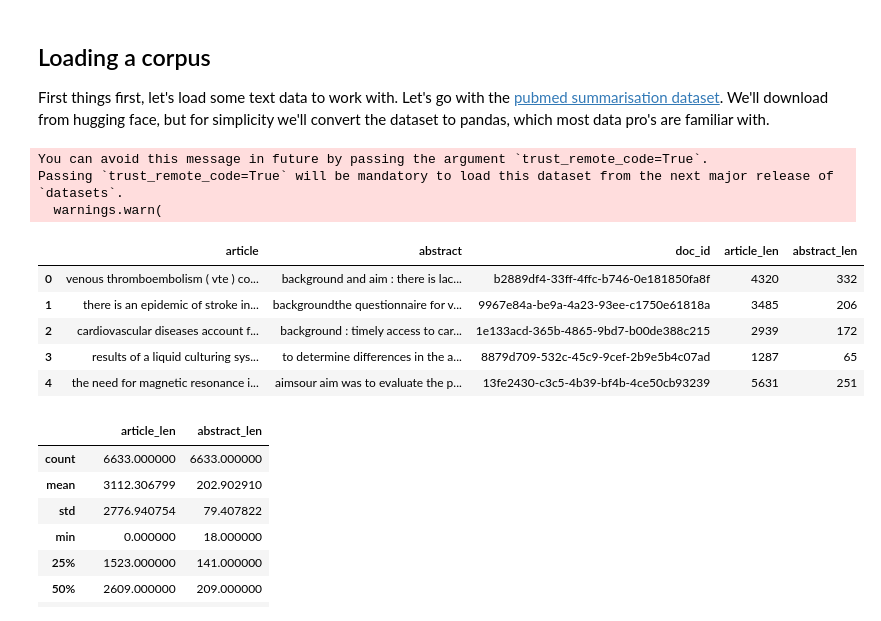
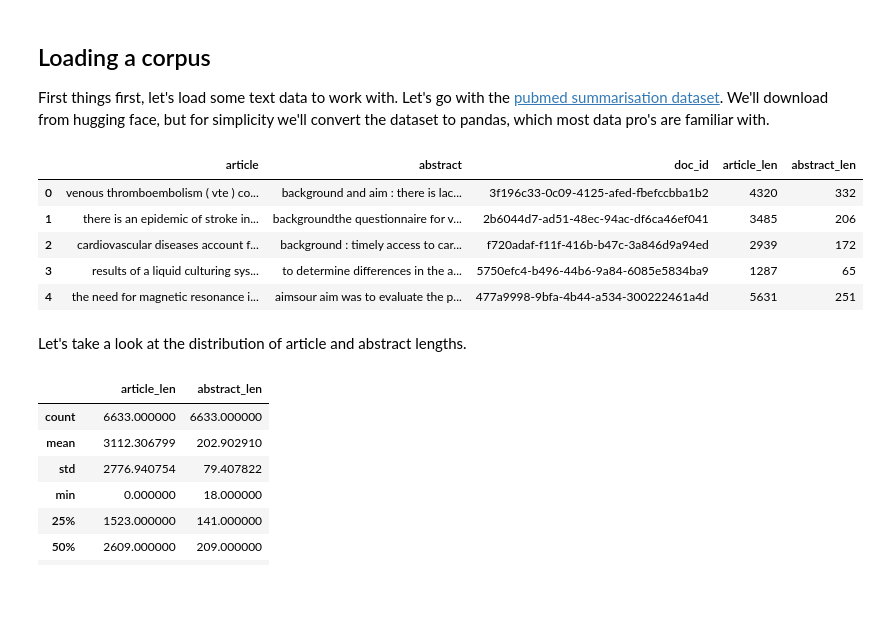
Before and after one commit to Dimantarian/chunky_monkey, a Jupyter notebook: topic_density_chunking/Chunking EDA.ipynb, the cells around one changed output. Drawn from its saved outputs; the diff is of its cells as text; code cells hidden in the pictures; blank space fills up the shorter version.

```diff
--- a/topic_density_chunking/Chunking EDA.ipynb
+++ b/topic_density_chunking/Chunking EDA.ipynb
@@ -19,33 +19,40 @@ Let's load some data and get started!
 # %% [markdown]
 ## Loading a corpus
 First things first, let's load some text data to work with. Let's go with the [pubmed summarisation dataset](https://huggingface.co/datasets/ccdv/pubmed-summarization). We'll download from hugging face, but for simplicity we'll convert the dataset to pandas, which most data pro's are familiar with.
-# %%
-from datasets import load_dataset
-
-publication = 'pubmed' #or arxiv
-
-dataset = load_dataset(f'ccdv/{publication}-summarization',split='validation')
-# %% [output]
-You can avoid this message in future by passing the argument `trust_remote_code=True`.
-Passing `trust_remote_code=True` will be mandatory to load this dataset from the next major release of `datasets`.
-  warnings.warn(
 # %%
+from datasets import load_dataset
 from uuid import uuid4
+from pprint import pprint
+import os
+import seaborn as sns
+import matplotlib.pyplot as plt
+import pandas as pd
+import tiktoken as tk
+import random
+import json
+from multiprocessing import Pool
 
+# Set to pubmed or arxiv
+publication = 'pubmed'
 
+dataset = load_dataset(f'ccdv/{publication}-summarization',split='validation',trust_remote_code=True)
+
+# Convert to a pandas dataframe and do some housekeeping
 ds = dataset.to_pandas()
 ds['doc_id'] = [str(uuid4()) for _ in range(len(ds))]
 ds['article_len'] = ds['article'].apply(lambda x: len(x.split()))
 ds['abstract_len'] = ds['abstract'].apply(lambda x: len(x.split()))
 
 ds.head()
 # %% [output]
 |  | article | abstract | doc_id | article_len | abstract_len |
-| 0 | venous thromboembolism ( vte ) co... | background and aim : there is lac... | b2889df4-33ff-4ffc-b746-0e181850fa8f | 4320 | 332 |
-| 1 | there is an epidemic of stroke in... | backgroundthe questionnaire for v... | 9967e84a-be9a-4a23-93ee-c1750e61818a | 3485 | 206 |
-| 2 | cardiovascular diseases account f... | background : timely access to car... | 1e133acd-365b-4865-9bd7-b00de388c215 | 2939 | 172 |
-| 3 | results of a liquid culturing sys... | to determine differences in the a... | 8879d709-532c-45c9-9cef-2b9e5b4c07ad | 1287 | 65 |
-| 4 | the need for magnetic resonance i... | aimsour aim was to evaluate the p... | 13fe2430-c3c5-4b39-bf4b-4ce50cb93239 | 5631 | 251 |
+| 0 | venous thromboembolism ( vte ) co... | background and aim : there is lac... | 3f196c33-0c09-4125-afed-fbefccbba1b2 | 4320 | 332 |
+| 1 | there is an epidemic of stroke in... | backgroundthe questionnaire for v... | 2b6044d7-ad51-48ec-94ac-df6ca46ef041 | 3485 | 206 |
+| 2 | cardiovascular diseases account f... | background : timely access to car... | f720adaf-f11f-416b-b47c-3a846d9a94ed | 2939 | 172 |
+| 3 | results of a liquid culturing sys... | to determine differences in the a... | 5750efc4-b496-44b6-9a84-6085e5834ba9 | 1287 | 65 |
+| 4 | the need for magnetic resonance i... | aimsour aim was to evaluate the p... | 477a9998-9bfa-4b44-a534-300222461a4d | 5631 | 251 |
+# %% [markdown]
+Let's take a look at the distribution of article and abstract lengths.
 # %%
 ds.describe()
 # %% [output]
```
Also changed, not shown: parts of 32 cells of this notebook, 3 other files.
